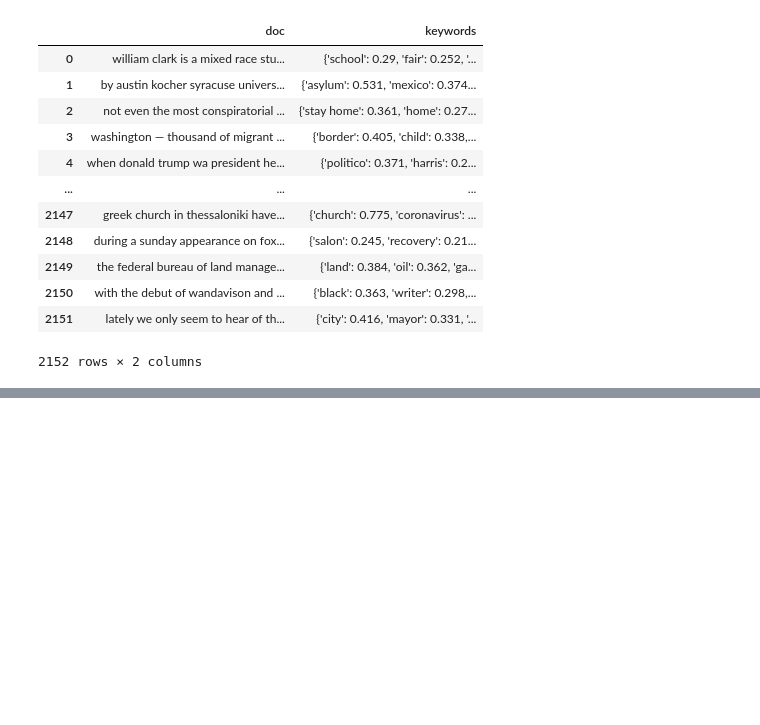
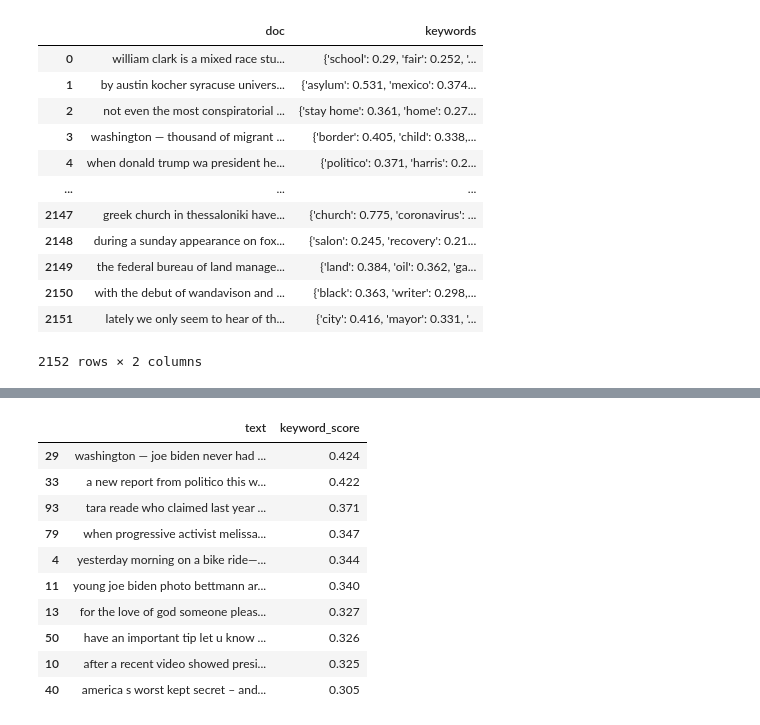
Before and after one commit to zulu-tango/news_and_echo_bubbles, a Jupyter notebook: notebooks/Classifiers.ipynb, the cells around one changed output, grey strips where cells are left out. Drawn from its saved outputs; the diff is of its cells as text; code cells hidden in the pictures; blank space fills up the shorter version.

```diff
--- a/notebooks/Classifiers.ipynb
+++ b/notebooks/Classifiers.ipynb
@@ -413,4 +423,10 @@ df
 | 2151 | lately we only seem to hear of th... | {'city': 0.416, 'mayor': 0.331, '... |
 2152 rows × 2 columns
 # %%
-processed_data
+def search_keyword(df):
+    keyword = 'biden'
+    returned_articles = []
+    for index, row in enumerate(df.keywords):
+        if keyword in row:
+            returned_articles.append((df['doc'][index],df['keywords'][index][keyword]))
+    return returned_articles
@@ -450,0 +453,25 @@ AttributeError: This 'Pipeline' has no attribute 'fit_transform'
+# %%
+def search_keyword(df):
+    keyword = 'biden'
+    returned_articles = []
+    for index, row in enumerate(df.keywords):
+        if keyword in row:
+            returned_articles.append((df['doc'][index],df['keywords'][index][keyword]))
+
+    df = pd.DataFrame(returned_articles,columns=['text','keyword_score'])
+    df = df.sort_values(by=['keyword_score'],ascending=False)
+    return df[:10]
+# %%
+search_keyword(df)
+# %% [output]
+|  | text | keyword_score |
+| 29 | washington — joe biden never had ... | 0.424 |
+| 33 | a new report from politico this w... | 0.422 |
+| 93 | tara reade who claimed last year ... | 0.371 |
+| 79 | when progressive activist melissa... | 0.347 |
+| 4 | yesterday morning on a bike ride—... | 0.344 |
+| 11 | young joe biden photo bettmann ar... | 0.340 |
+| 13 | for the love of god someone pleas... | 0.327 |
+| 50 | have an important tip let u know ... | 0.326 |
+| 10 | after a recent video showed presi... | 0.325 |
+| 40 | america s worst kept secret – and... | 0.305 |
```
Also changed, not shown: parts of 13 cells of this notebook, 1 other file.
